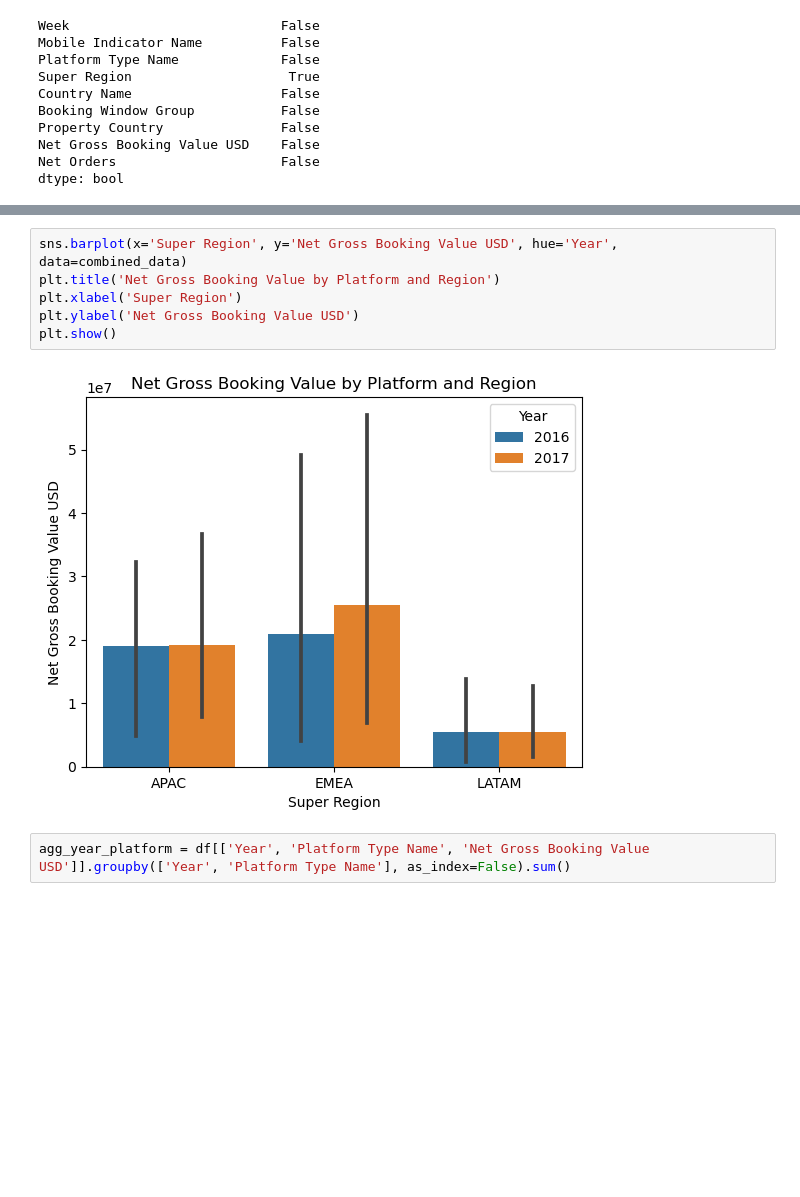
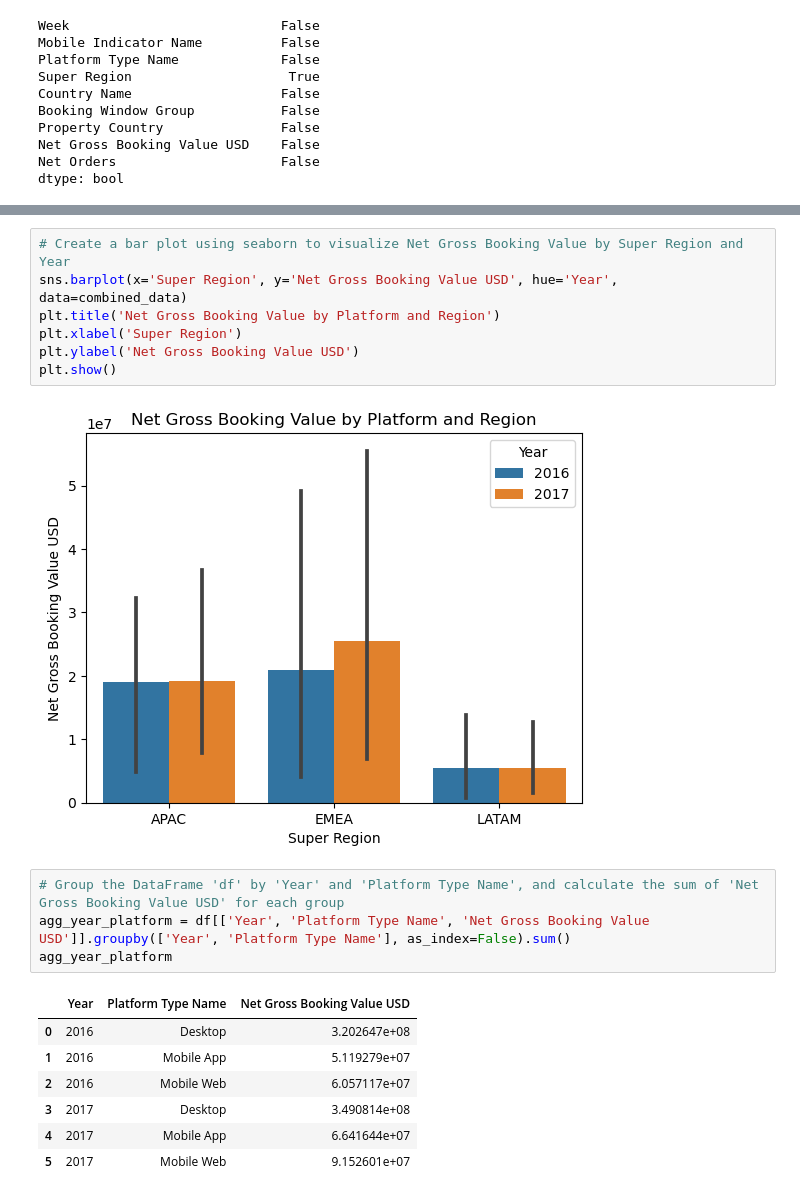
Before and after one commit to Ayo-ojo/EDA-for-Expedia, a Jupyter notebook: EDA for Expedia .ipynb, the cells around one changed output, grey strips where cells are left out. Cells and saved outputs as stored; diff of their text form; blank space fills up the shorter version.

```diff
--- a/EDA for Expedia .ipynb
+++ b/EDA for Expedia .ipynb
@@ -319,6 +350,7 @@ combined_data
 | 7 | Mobile Web | EMEA | 1.428036e+07 | 2017 |
 | 8 | Mobile Web | LATAM | 2.004241e+06 | 2017 |
 # %%
+# Create a bar plot using seaborn to visualize Net Gross Booking Value by Super Region and Year
 sns.barplot(x='Super Region', y='Net Gross Booking Value USD', hue='Year', data=combined_data)
 plt.title('Net Gross Booking Value by Platform and Region')
 plt.xlabel('Super Region')
@@ -327,5 +359,15 @@ plt.show()
 # %% [output]
 [figure]
 # %%
+# Group the DataFrame 'df' by 'Year' and 'Platform Type Name', and calculate the sum of 'Net Gross Booking Value USD' for each group
 agg_year_platform = df[['Year', 'Platform Type Name', 'Net Gross Booking Value USD']].groupby(['Year', 'Platform Type Name'], as_index=False).sum()
+agg_year_platform
+# %% [output]
+|  | Year | Platform Type Name | Net Gross Booking Value USD |
+| 0 | 2016 | Desktop | 3.202647e+08 |
+| 1 | 2016 | Mobile App | 5.119279e+07 |
+| 2 | 2016 | Mobile Web | 6.057117e+07 |
+| 3 | 2017 | Desktop | 3.490814e+08 |
+| 4 | 2017 | Mobile App | 6.641644e+07 |
+| 5 | 2017 | Mobile Web | 9.152601e+07 |
 # %%
```
Also changed, not shown: parts of 27 cells of this notebook.
